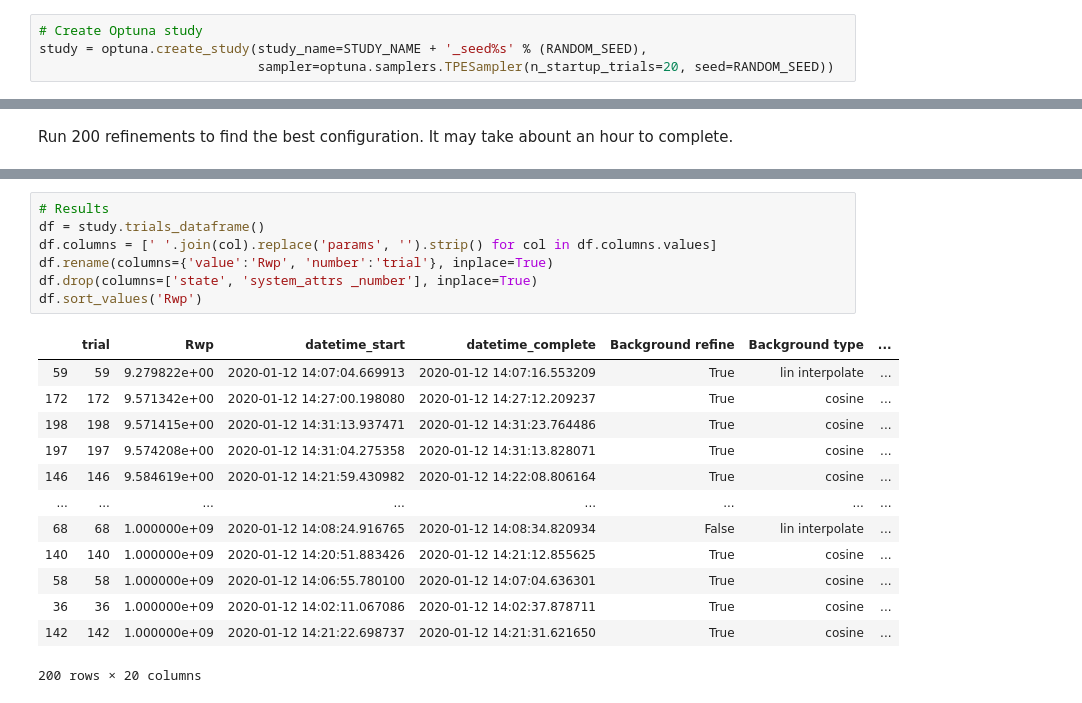
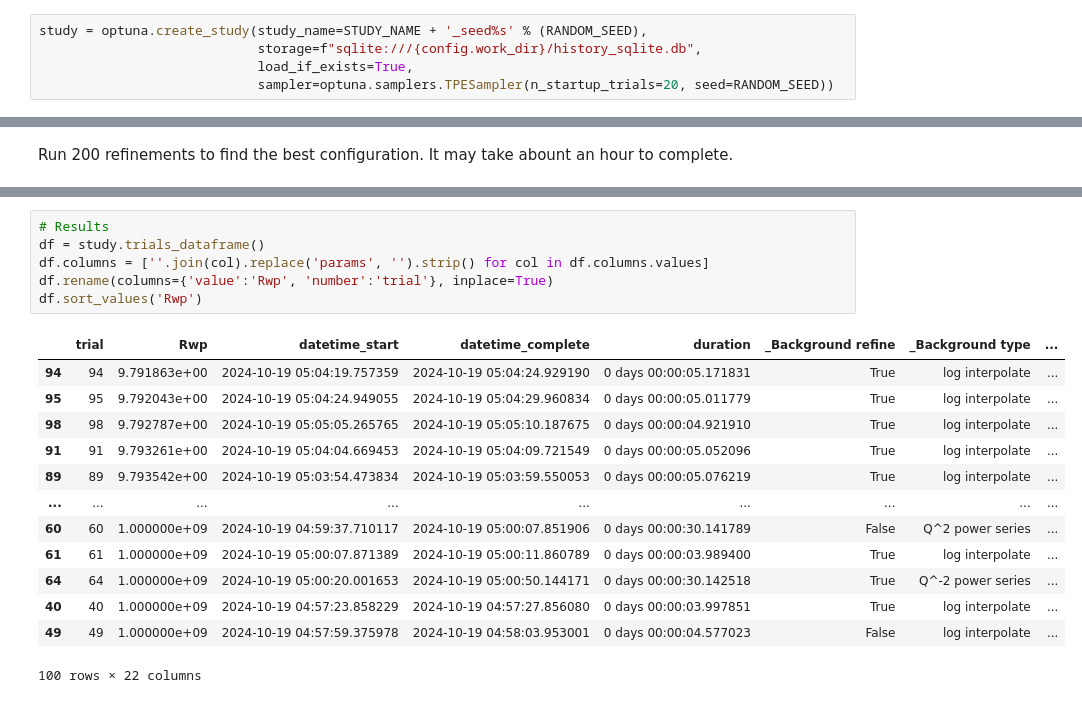
Before and after one commit to quantumbeam/BBO-Rietveld, a Jupyter notebook: 2_DSMO.ipynb, the cells around one changed output, grey strips where cells are left out. Cells and saved outputs as stored; diff of their text form.

```diff
--- a/2_DSMO.ipynb
+++ b/2_DSMO.ipynb
@@ -183,4 +214,5 @@ def objective(trial):
 # %%
-# Create Optuna study
 study = optuna.create_study(study_name=STUDY_NAME + '_seed%s' % (RANDOM_SEED),
+                            storage=f"sqlite:///{config.work_dir}/history_sqlite.db",
+                            load_if_exists=True,
                             sampler=optuna.samplers.TPESampler(n_startup_trials=20, seed=RANDOM_SEED))
@@ -302,24 +336,23 @@ GPX file save successful
 # %%
 # Results
 df = study.trials_dataframe()
-df.columns = [' '.join(col).replace('params', '').strip() for col in df.columns.values]
+df.columns = [''.join(col).replace('params', '').strip() for col in df.columns.values]
 df.rename(columns={'value':'Rwp', 'number':'trial'}, inplace=True)
-df.drop(columns=['state', 'system_attrs _number'], inplace=True)
 df.sort_values('Rwp')
 # %% [output]
-|  | trial | Rwp | datetime_start | datetime_complete | Background refine | Background type | ... |
-| 59 | 59 | 9.279822e+00 | 2020-01-12 14:07:04.669913 | 2020-01-12 14:07:16.553209 | True | lin interpolate | ... |
-| 172 | 172 | 9.571342e+00 | 2020-01-12 14:27:00.198080 | 2020-01-12 14:27:12.209237 | True | cosine | ... |
-| 198 | 198 | 9.571415e+00 | 2020-01-12 14:31:13.937471 | 2020-01-12 14:31:23.764486 | True | cosine | ... |
-| 197 | 197 | 9.574208e+00 | 2020-01-12 14:31:04.275358 | 2020-01-12 14:31:13.828071 | True | cosine | ... |
-| 146 | 146 | 9.584619e+00 | 2020-01-12 14:21:59.430982 | 2020-01-12 14:22:08.806164 | True | cosine | ... |
-| ... | ... | ... | ... | ... | ... | ... | ... |
-| 68 | 68 | 1.000000e+09 | 2020-01-12 14:08:24.916765 | 2020-01-12 14:08:34.820934 | False | lin interpolate | ... |
-| 140 | 140 | 1.000000e+09 | 2020-01-12 14:20:51.883426 | 2020-01-12 14:21:12.855625 | True | cosine | ... |
-| 58 | 58 | 1.000000e+09 | 2020-01-12 14:06:55.780100 | 2020-01-12 14:07:04.636301 | True | cosine | ... |
-| 36 | 36 | 1.000000e+09 | 2020-01-12 14:02:11.067086 | 2020-01-12 14:02:37.878711 | True | cosine | ... |
-| 142 | 142 | 1.000000e+09 | 2020-01-12 14:21:22.698737 | 2020-01-12 14:21:31.621650 | True | cosine | ... |
+|  | trial | Rwp | datetime_start | datetime_complete | duration | _Background refine | _Background type | ... |
+| 94 | 94 | 9.791863e+00 | 2024-10-19 05:04:19.757359 | 2024-10-19 05:04:24.929190 | 0 days 00:00:05.171831 | True | log interpolate | ... |
+| 95 | 95 | 9.792043e+00 | 2024-10-19 05:04:24.949055 | 2024-10-19 05:04:29.960834 | 0 days 00:00:05.011779 | True | log interpolate | ... |
+| 98 | 98 | 9.792787e+00 | 2024-10-19 05:05:05.265765 | 2024-10-19 05:05:10.187675 | 0 days 00:00:04.921910 | True | log interpolate | ... |
+| 91 | 91 | 9.793261e+00 | 2024-10-19 05:04:04.669453 | 2024-10-19 05:04:09.721549 | 0 days 00:00:05.052096 | True | log interpolate | ... |
+| 89 | 89 | 9.793542e+00 | 2024-10-19 05:03:54.473834 | 2024-10-19 05:03:59.550053 | 0 days 00:00:05.076219 | True | log interpolate | ... |
+| ... | ... | ... | ... | ... | ... | ... | ... | ... |
+| 60 | 60 | 1.000000e+09 | 2024-10-19 04:59:37.710117 | 2024-10-19 05:00:07.851906 | 0 days 00:00:30.141789 | False | Q^2 power series | ... |
+| 61 | 61 | 1.000000e+09 | 2024-10-19 05:00:07.871389 | 2024-10-19 05:00:11.860789 | 0 days 00:00:03.989400 | True | log interpolate | ... |
+| 64 | 64 | 1.000000e+09 | 2024-10-19 05:00:20.001653 | 2024-10-19 05:00:50.144171 | 0 days 00:00:30.142518 | True | Q^-2 power series | ... |
+| 40 | 40 | 1.000000e+09 | 2024-10-19 04:57:23.858229 | 2024-10-19 04:57:27.856080 | 0 days 00:00:03.997851 | True | log interpolate | ... |
+| 49 | 49 | 1.000000e+09 | 2024-10-19 04:57:59.375978 | 2024-10-19 04:58:03.953001 | 0 days 00:00:04.577023 | False | log interpolate | ... |
-200 rows × 20 columns
+100 rows × 22 columns
 # %%
 # Best configuration
 study.best_params
```
Also changed, not shown: parts of 11 cells of this notebook.
